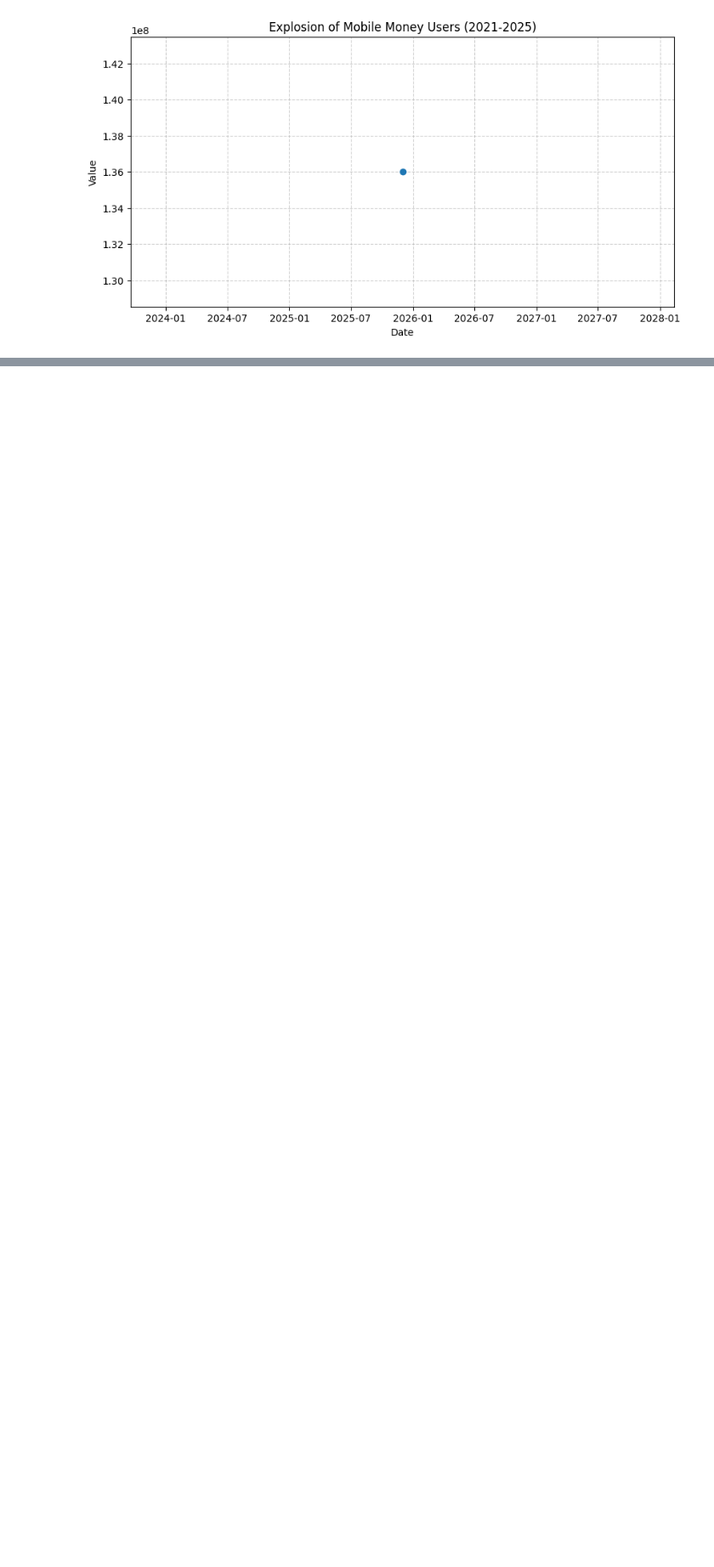
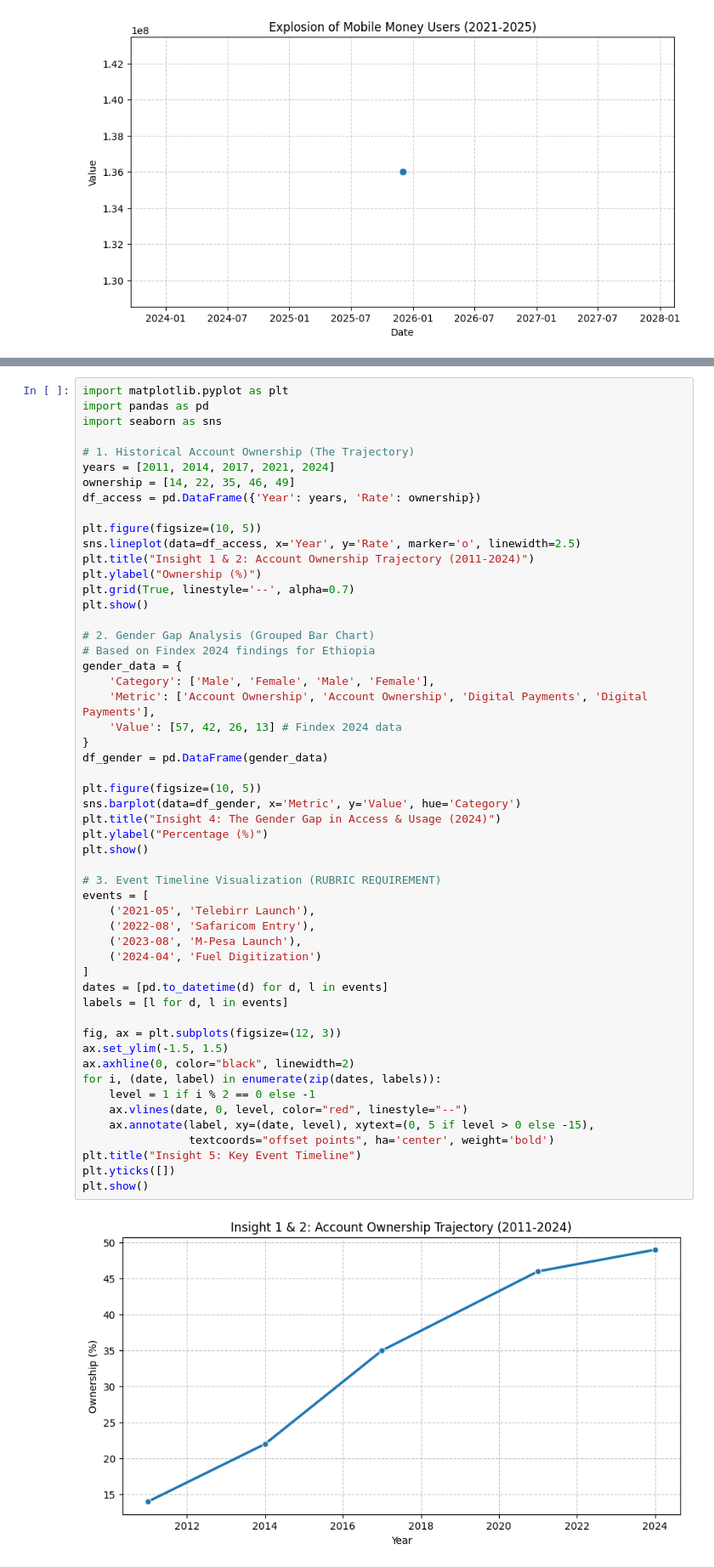
Before and after one commit to kal2127/Forecasting-Financial-Inclusion-in-Ethiopia, a Jupyter notebook: ethiopia-fi-forcast/notebooks/eda.ipynb, the cells around one changed output, grey strips where cells are left out. Shown at 85% size. Saved outputs shown, nothing was run; the diff lists cells and outputs as text; blank space fills up the shorter version.

```diff
--- a/ethiopia-fi-forcast/notebooks/eda.ipynb
+++ b/ethiopia-fi-forcast/notebooks/eda.ipynb
@@ -106,0 +133,55 @@ plot_indicator_trend(df, "Mobile Money Accounts", "Explosion of Mobile Money Use
+# %%
+import matplotlib.pyplot as plt
+import pandas as pd
+import seaborn as sns
+
+# 1. Historical Account Ownership (The Trajectory)
+years = [2011, 2014, 2017, 2021, 2024]
+ownership = [14, 22, 35, 46, 49]
+df_access = pd.DataFrame({'Year': years, 'Rate': ownership})
+
+plt.figure(figsize=(10, 5))
+sns.lineplot(data=df_access, x='Year', y='Rate', marker='o', linewidth=2.5)
+plt.title("Insight 1 & 2: Account Ownership Trajectory (2011-2024)")
+plt.ylabel("Ownership (%)")
+plt.grid(True, linestyle='--', alpha=0.7)
+plt.show()
+
+# 2. Gender Gap Analysis (Grouped Bar Chart)
+# Based on Findex 2024 findings for Ethiopia
+gender_data = {
+    'Category': ['Male', 'Female', 'Male', 'Female'],
+    'Metric': ['Account Ownership', 'Account Ownership', 'Digital Payments', 'Digital Payments'],
+    'Value': [57, 42, 26, 13] # Findex 2024 data
+}
+df_gender = pd.DataFrame(gender_data)
+
+plt.figure(figsize=(10, 5))
+sns.barplot(data=df_gender, x='Metric', y='Value', hue='Category')
+plt.title("Insight 4: The Gender Gap in Access & Usage (2024)")
+plt.ylabel("Percentage (%)")
+plt.show()
+
+# 3. Event Timeline Visualization (RUBRIC REQUIREMENT)
+events = [
+    ('2021-05', 'Telebirr Launch'),
+    ('2022-08', 'Safaricom Entry'),
+    ('2023-08', 'M-Pesa Launch'),
+    ('2024-04', 'Fuel Digitization')
+]
+dates = [pd.to_datetime(d) for d, l in events]
+labels = [l for d, l in events]
+
+fig, ax = plt.subplots(figsize=(12, 3))
+ax.set_ylim(-1.5, 1.5)
+ax.axhline(0, color="black", linewidth=2)
+for i, (date, label) in enumerate(zip(dates, labels)):
+    level = 1 if i % 2 == 0 else -1
+    ax.vlines(date, 0, level, color="red", linestyle="--")
+    ax.annotate(label, xy=(date, level), xytext=(0, 5 if level > 0 else -15),
+                textcoords="offset points", ha='center', weight='bold')
+plt.title("Insight 5: Key Event Timeline")
+plt.yticks([])
+plt.show()
+# %% [output]
+[figure, added]
```
Also changed, not shown: parts of 2 cells of this notebook.
